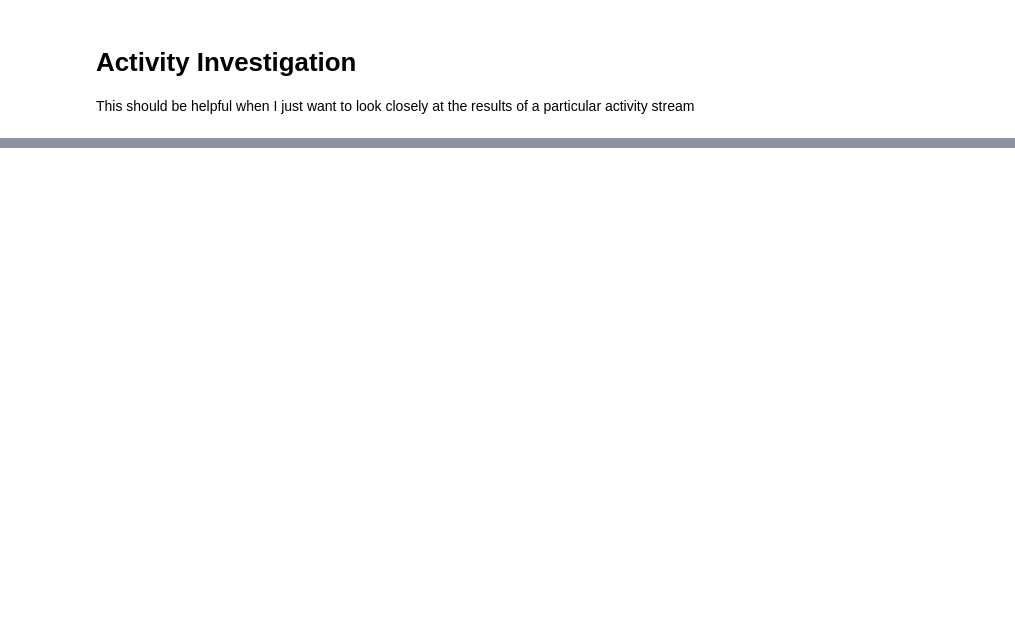
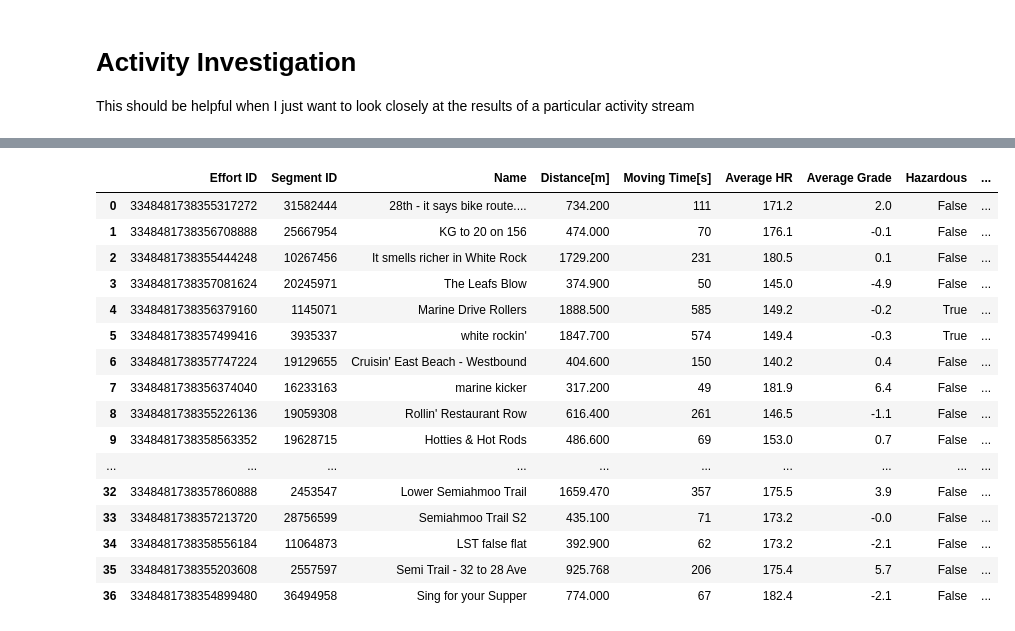
Before and after one commit to NWNHT/StravaPlotting, a Jupyter notebook: src/segments.ipynb, the cells around one changed output, grey strips where cells are left out. Cells and saved outputs as stored; diff of their text form; code cells hidden in the pictures; blank space fills up the shorter version.

Commit message:
begin exploration of activity detail api and segments

```diff
--- a/src/segments.ipynb
+++ b/src/segments.ipynb
@@ -40,3 +40,7 @@ cache = Cache()
+# %%
+# Create a cache
+stream_cache = Cache()
+activity_cache = Cache(dir='/Users/lucasnieuwenhout/Documents/Programming/Python/Projects/StravaPlotting/activity_cache/')
 # %%
 # Get a list of activities
 activities = get_clean_activities()
@@ -61,0 +74,4 @@ Beginning request of activities...
+# %%
+activ_id = activity_id_by_date(activities=activities, date=datetime.date(2025, 4, 18))
+activity_detail = get_activity_detail(activities, activ_id, activity_cache, include_all_efforts=True)
+activity_detail
@@ -61,0 +119,58 @@ Beginning request of activities...
+# %%
+# id(segment effort id), name, elapsed_time, moving_time, distance, average_heartrate, max_heartrate, segment
+#  - name, distance, average_grade, maximum_grade, elevation_high, elevation_low, hazardous, pr_rank, achievements
+#    - type, rank, effort_count
+
+#   'resource_state': 2,
+#   'name': '28th - it says bike route....',
+#   'activity_type': 'Ride',
+#   'distance': 734.2,
+#   'average_grade': 2.0,
+#   'maximum_grade': 5.1,
+#   'elevation_high': 75.2,
+#   'elevation_low': 58.6,
+#   'start_latlng': [49.052882, -122.78008],
+#   'end_latlng': [49.052823, -122.790121],
+#   'elevation_profile': None,
+#   'elevation_profiles': None,
+#   'climb_category': 0,
+#   'city': 'Surrey',
+#   'state': 'British Columbia',
+#   'country': 'Canada',
+#   'private': False,
+#   'hazardous': False,
+#   'starred': False},
+#  'pr_rank': None,
+#  'achievements': [{'type_id': 7,
+#    'type': 'segment_effort_count_leader',
+#    'rank': 1,
+#    'effort_count': 10}],
+
+# Achievements
+# Achievements is a list of dictinoaries holding various things
+# - type_id = 7: 'type': 'segment_effort_count_leader', 'rank': 1, 'effort_count'
+# - type_id = 3: 'type': 'pr', 'rank'
+# - type_id = 2: 'type': 'overall', 'rank'
+
+seg_df = []
+for seg in activity_detail['segment_efforts']:
+    segment_detail = [seg['id']]
+    segment_detail.append(seg['segment']['id'])
+    segment_detail.append(seg['name'])
+    segment_detail.append(seg['distance'])
+    segment_detail.append(seg['moving_time'])
+    segment_detail.append(seg['average_heartrate'])
+    segment_detail.append(seg['segment']['average_grade'])
+    segment_detail.append(seg['segment']['hazardous'])
+    segment_detail.append(seg['pr_rank'])
+    segment_detail.append(seg['achievements'])
+    if len(seg['achievements']) > 0:
+        print(seg['achievements'])
+
+
+    seg_df.append(segment_detail)
+seg_df = pd.DataFrame(seg_df)
+seg_df.columns = ['Effort ID', 'Segment ID', 'Name', 'Distance[m]', 'Moving Time[s]', 'Average HR', 'Average Grade', 'Hazardous', 'PR Rank', 'Achievements']
+
+seg_df
+# %% [output]
@@ -61,0 +193,17 @@ Beginning request of activities...
+|  | Effort ID | Segment ID | Name | Distance[m] | Moving Time[s] | Average HR | Average Grade | Hazardous | ... |
+| 0 | 3348481738355317272 | 31582444 | 28th - it says bike route.... | 734.200 | 111 | 171.2 | 2.0 | False | ... |
+| 1 | 3348481738356708888 | 25667954 | KG to 20 on 156 | 474.000 | 70 | 176.1 | -0.1 | False | ... |
+| 2 | 3348481738355444248 | 10267456 | It smells richer in White Rock | 1729.200 | 231 | 180.5 | 0.1 | False | ... |
+| 3 | 3348481738357081624 | 20245971 | The Leafs Blow | 374.900 | 50 | 145.0 | -4.9 | False | ... |
+| 4 | 3348481738356379160 | 1145071 | Marine Drive Rollers | 1888.500 | 585 | 149.2 | -0.2 | True | ... |
+| 5 | 3348481738357499416 | 3935337 | white rockin' | 1847.700 | 574 | 149.4 | -0.3 | True | ... |
+| 6 | 3348481738357747224 | 19129655 | Cruisin' East Beach - Westbound | 404.600 | 150 | 140.2 | 0.4 | False | ... |
+| 7 | 3348481738356374040 | 16233163 | marine kicker | 317.200 | 49 | 181.9 | 6.4 | False | ... |
+| 8 | 3348481738355226136 | 19059308 | Rollin' Restaurant Row | 616.400 | 261 | 146.5 | -1.1 | False | ... |
+| 9 | 3348481738358563352 | 19628715 | Hotties & Hot Rods | 486.600 | 69 | 153.0 | 0.7 | False | ... |
+| ... | ... | ... | ... | ... | ... | ... | ... | ... | ... |
+| 32 | 3348481738357860888 | 2453547 | Lower Semiahmoo Trail | 1659.470 | 357 | 175.5 | 3.9 | False | ... |
+| 33 | 3348481738357213720 | 28756599 | Semiahmoo Trail S2 | 435.100 | 71 | 173.2 | -0.0 | False | ... |
+| 34 | 3348481738358556184 | 11064873 | LST false flat | 392.900 | 62 | 173.2 | -2.1 | False | ... |
+| 35 | 3348481738355203608 | 2557597 | Semi Trail - 32 to 28 Ave | 925.768 | 206 | 175.4 | 5.7 | False | ... |
+| 36 | 3348481738354899480 | 36494958 | Sing for your Supper | 774.000 | 67 | 182.4 | -2.1 | False | ... |
```
Also changed, not shown: parts of 11 cells of this notebook, 3 other files.
